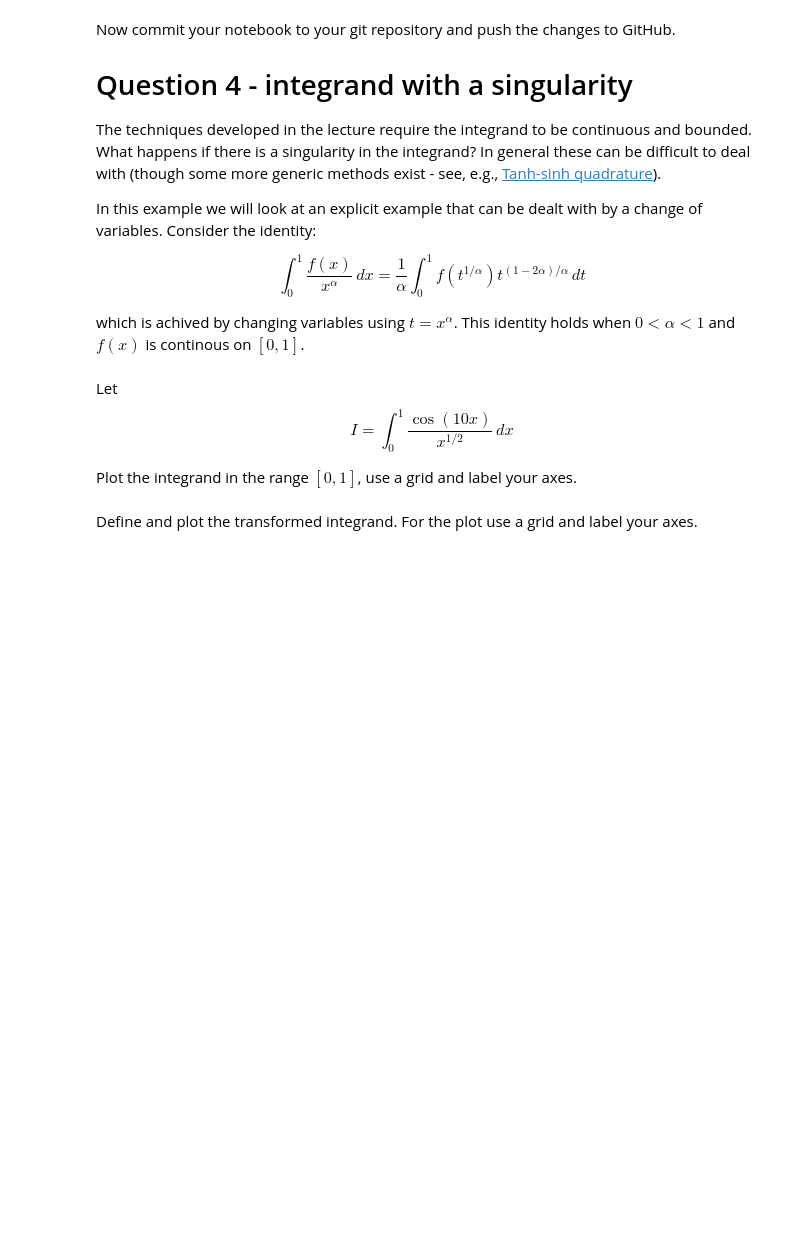
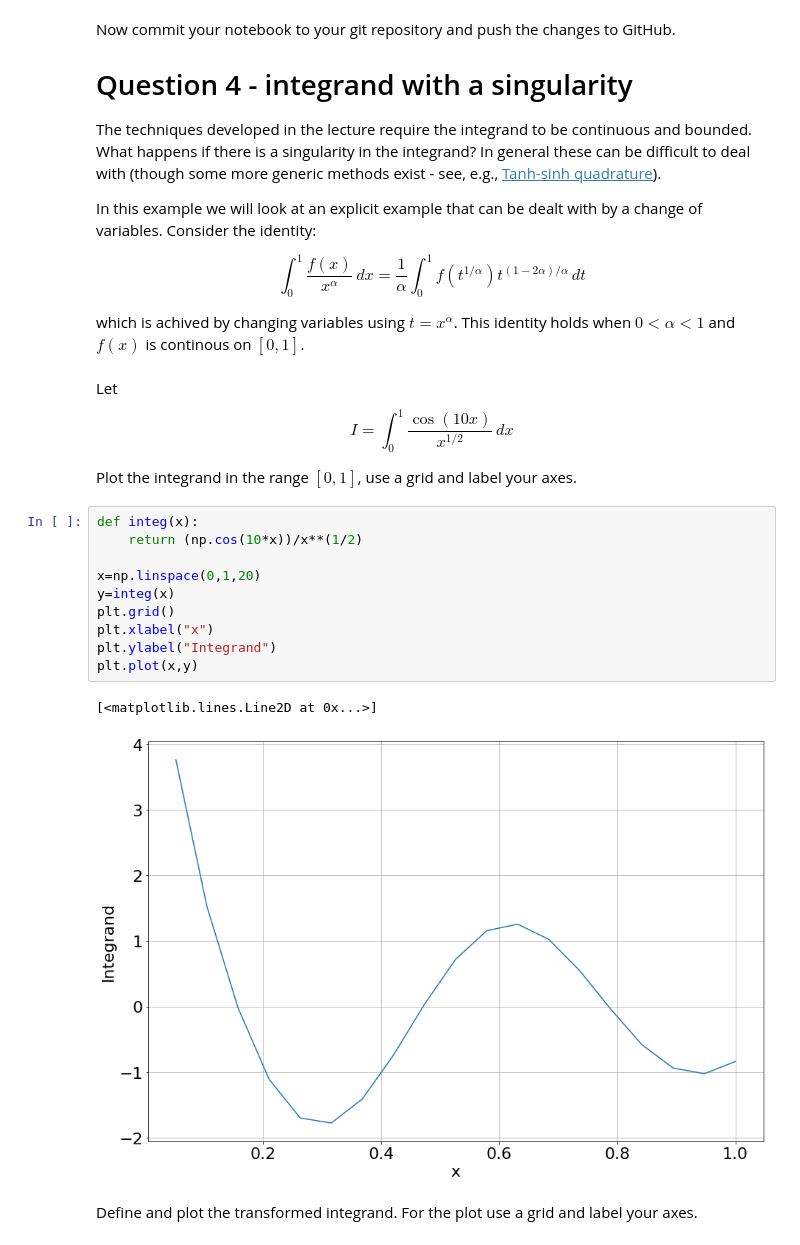
Before and after one commit to Maksymilian5275/ACM20030-Assignments, a Jupyter notebook: ACM20030-Assignment4/Assignment-4.ipynb, the cells around one changed output. Cells and saved outputs as stored; diff of their text form; blank space fills up the shorter version.

```diff
--- a/ACM20030-Assignment4/Assignment-4.ipynb
+++ b/ACM20030-Assignment4/Assignment-4.ipynb
@@ -258,5 +267,18 @@ Let
 $$I = \int^1_0 \frac{\cos(10x)}{x^{1/2}}\,dx $$
 
 Plot the integrand in the range $[0,1]$, use a grid and label your axes.
+# %%
+def integ(x):
+    return (np.cos(10*x))/x**(1/2)
+
+x=np.linspace(0,1,20)
+y=integ(x)
+plt.grid()
+plt.xlabel("x")
+plt.ylabel("Integrand")
+plt.plot(x,y)
+# %% [output]
+[<matplotlib.lines.Line2D at 0x...>]
+[figure, added]
 # %% [markdown]
 Define and plot the transformed integrand. For the plot use a grid and label your axes.
```
Also changed, not shown: parts of 11 cells of this notebook.
